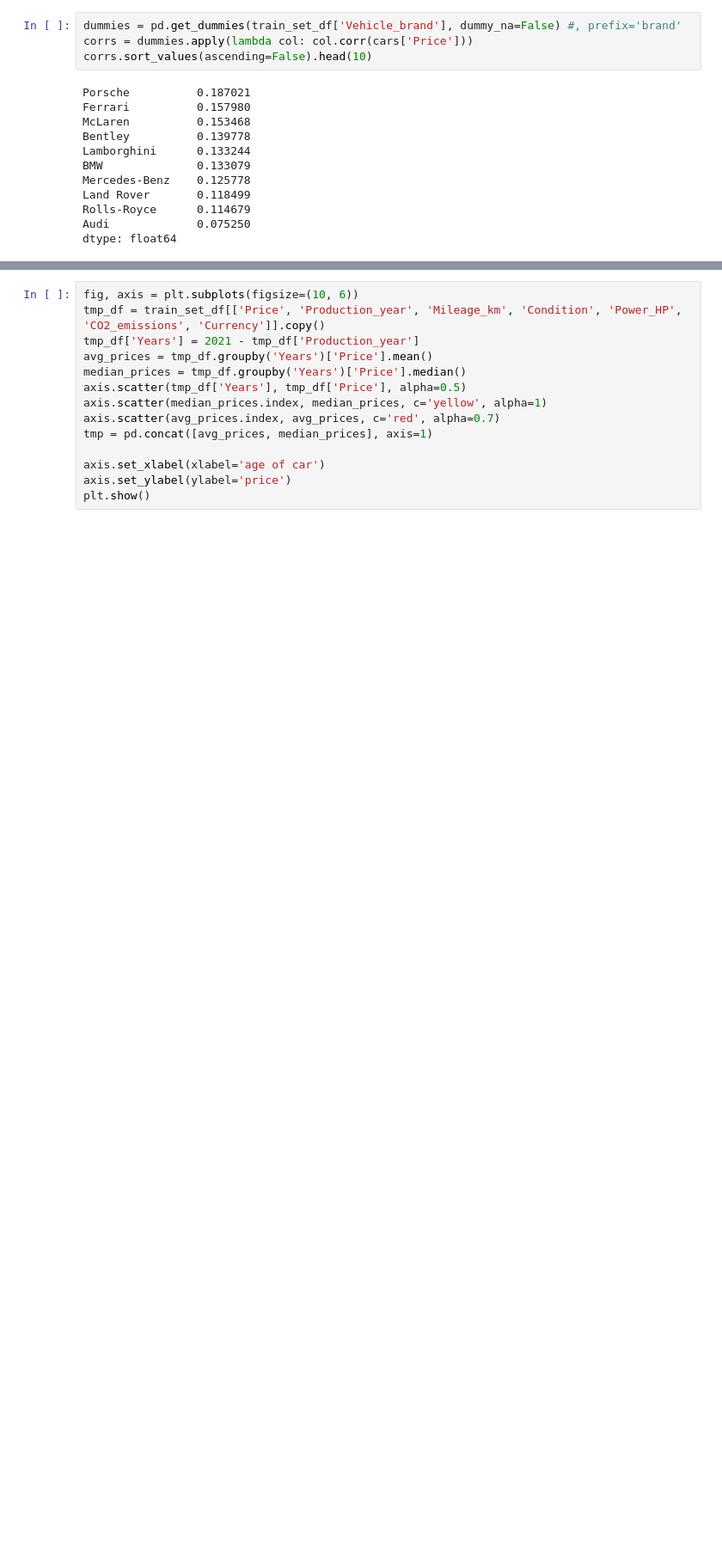
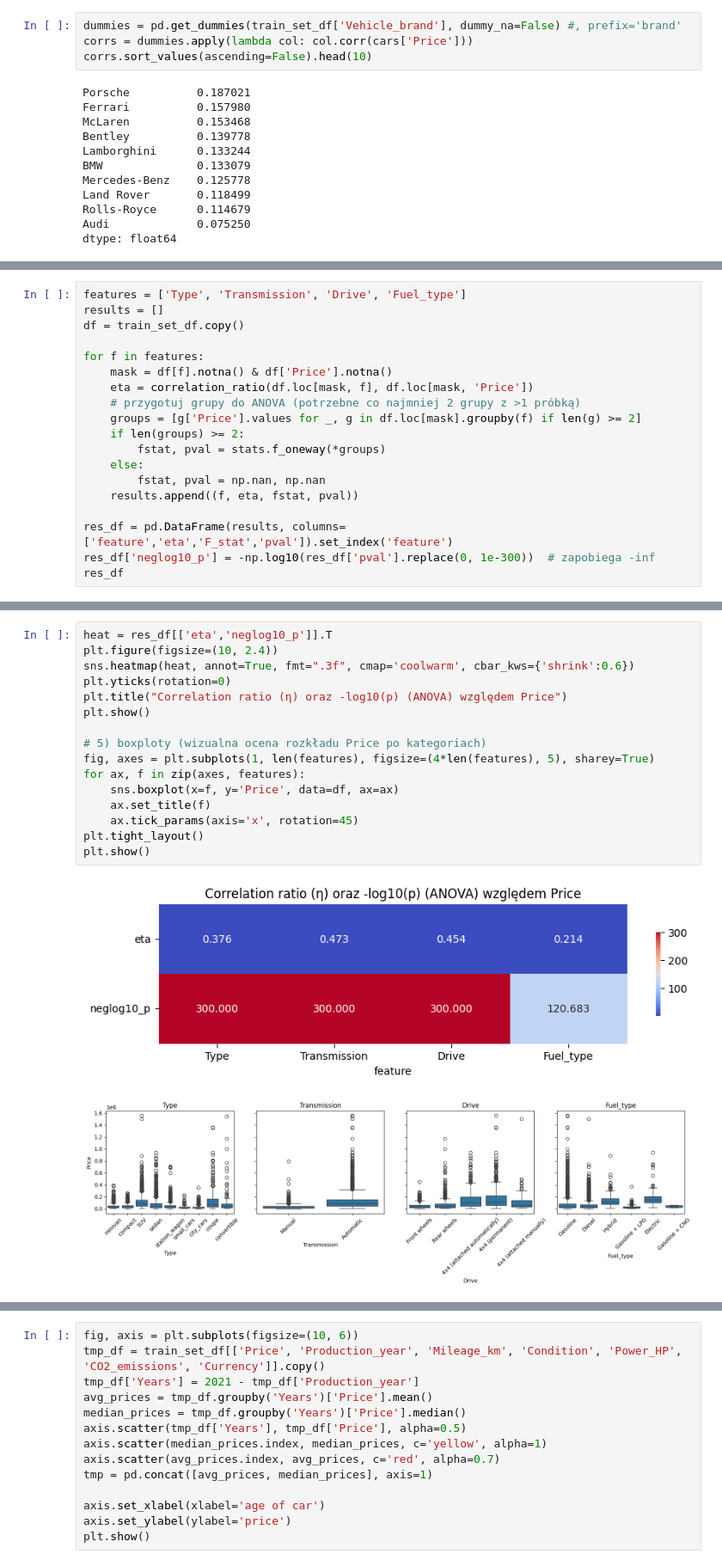
Before and after one commit to karrola/komis, a Jupyter notebook: modeling.ipynb, the cells around one changed output, grey strips where cells are left out. Shown at 86% size. Cells and saved outputs as stored; diff of their text form; blank space fills up the shorter version.

```diff
--- a/modeling.ipynb
+++ b/modeling.ipynb
@@ -121,0 +168,19 @@ dtype: float64
+# %%
+features = ['Type', 'Transmission', 'Drive', 'Fuel_type']
+results = []
+df = train_set_df.copy()
+
+for f in features:
+    mask = df[f].notna() & df['Price'].notna()
+    eta = correlation_ratio(df.loc[mask, f], df.loc[mask, 'Price'])
+    # przygotuj grupy do ANOVA (potrzebne co najmniej 2 grupy z >1 próbką)
+    groups = [g['Price'].values for _, g in df.loc[mask].groupby(f) if len(g) >= 2]
+    if len(groups) >= 2:
+        fstat, pval = stats.f_oneway(*groups)
+    else:
+        fstat, pval = np.nan, np.nan
+    results.append((f, eta, fstat, pval))
+
+res_df = pd.DataFrame(results, columns=['feature','eta','F_stat','pval']).set_index('feature')
+res_df['neglog10_p'] = -np.log10(res_df['pval'].replace(0, 1e-300))  # zapobiega -inf
+res_df
@@ -121,0 +194,19 @@ dtype: float64
+# %%
+heat = res_df[['eta','neglog10_p']].T
+plt.figure(figsize=(10, 2.4))
+sns.heatmap(heat, annot=True, fmt=".3f", cmap='coolwarm', cbar_kws={'shrink':0.6})
+plt.yticks(rotation=0)
+plt.title("Correlation ratio (η) oraz -log10(p) (ANOVA) względem Price")
+plt.show()
+
+# 5) boxploty (wizualna ocena rozkładu Price po kategoriach)
+fig, axes = plt.subplots(1, len(features), figsize=(4*len(features), 5), sharey=True)
+for ax, f in zip(axes, features):
+    sns.boxplot(x=f, y='Price', data=df, ax=ax)
+    ax.set_title(f)
+    ax.tick_params(axis='x', rotation=45)
+plt.tight_layout()
+plt.show()
+# %% [output]
+[figure, added]
+[figure, added]
```
Also changed, not shown: parts of 38 cells of this notebook, 2 other files.
